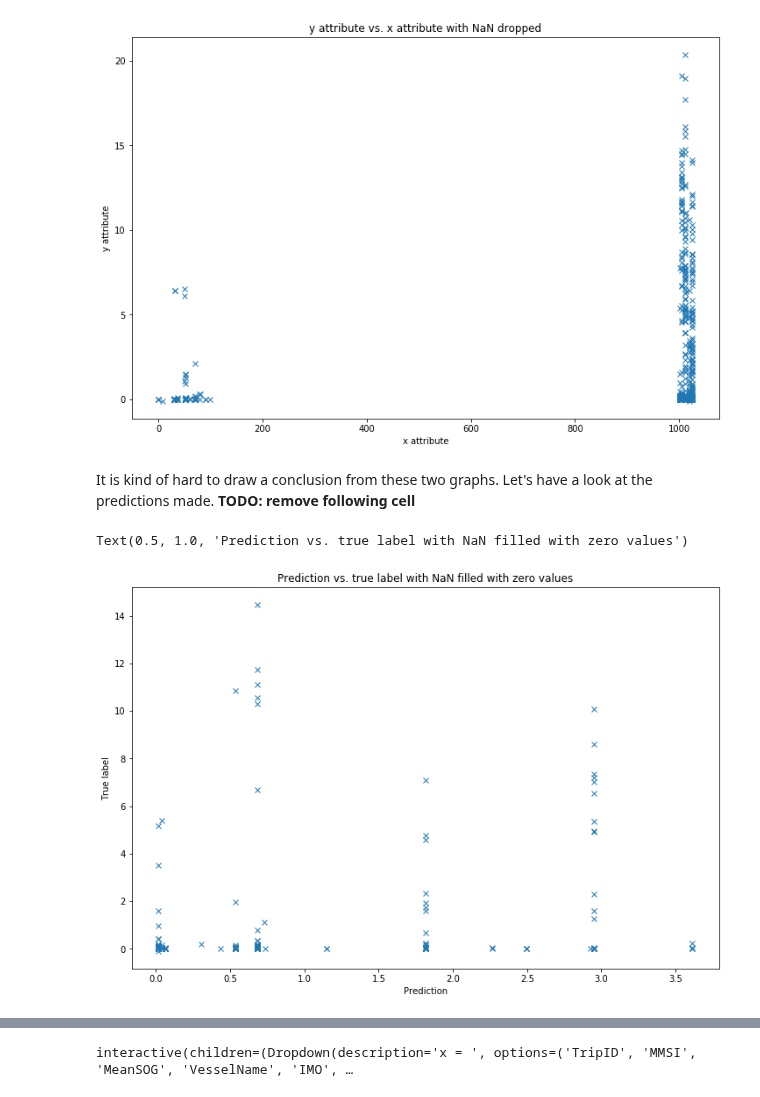
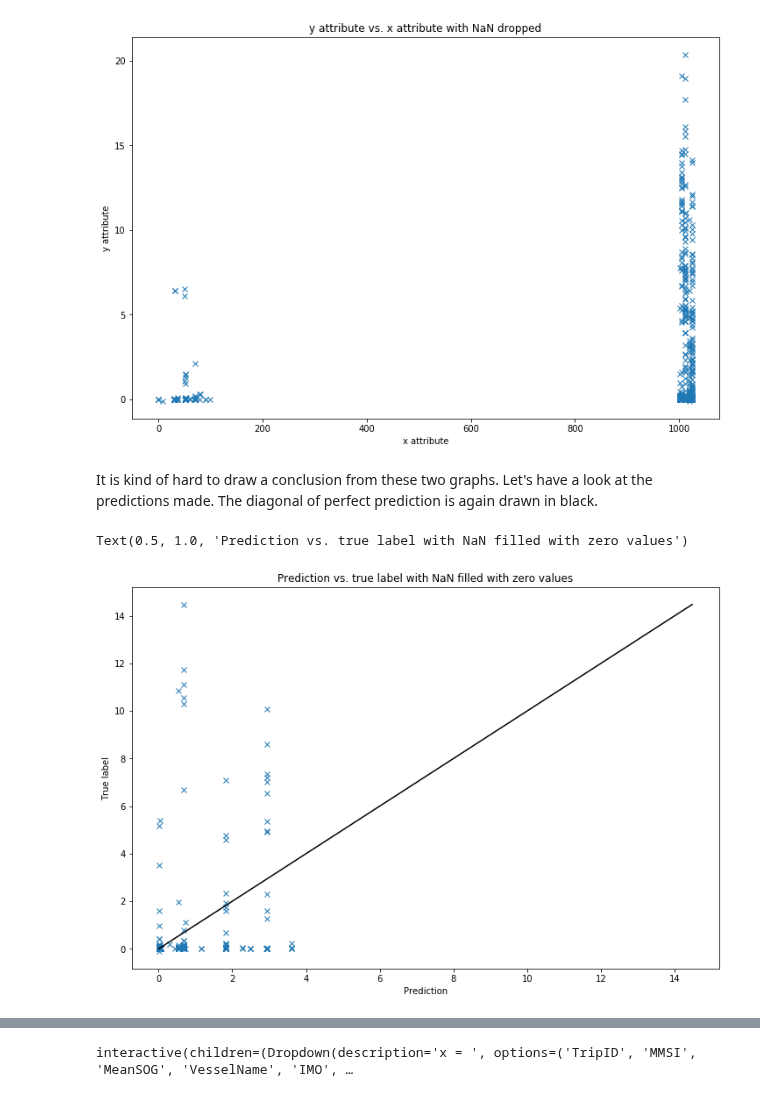
Before and after one commit to xldrkp/jb-test, a Jupyter notebook: content/chapter1-numerical/1-2-2-meansog.ipynb, the cells around one changed output, grey strips where cells are left out. Drawn from its saved outputs; the diff is of its cells as text; code cells hidden in the pictures.

```diff
--- a/content/chapter1-numerical/1-2-2-meansog.ipynb
+++ b/content/chapter1-numerical/1-2-2-meansog.ipynb
@@ -176,26 +178,27 @@ plt.title('y attribute vs. x attribute with NaN dropped')
 Text(0.5, 1.0, 'y attribute vs. x attribute with NaN dropped')
 [figure]
 # %% [markdown]
-It is kind of hard to draw a conclusion from these two graphs. Let's have a look at the predictions made. __TODO: remove following cell__
+It is kind of hard to draw a conclusion from these two graphs. Let's have a look at the predictions made. The diagonal of perfect prediction is again drawn in black.
-# %%
-x = ['VesselType']
-y = ['MeanSOG']
-pred1, ytest1 = knn_regression(static_data, x, y)
-pred2, ytest2 = knn_regression(static_selected, x, y)
 # %%
+import matplotlib.pyplot as plt
+
 # Missing values filled with zeros
 pred = []
 for element in pred1:
     pred.append(element[0])
 
 plt.figure(figsize = (12, 8))
 plt.plot(pred, ytest1, 'x')
+
+x = np.linspace(0, float(ytest1.max()), float(ytest1.max()))
+plt.plot(x, x, color = 'black')
+
 plt.xlabel('Prediction')
 plt.ylabel('True label')
 plt.title('Prediction vs. true label with NaN filled with zero values')
 # %% [output]
 Text(0.5, 1.0, 'Prediction vs. true label with NaN filled with zero values')
-[figure, old version]
+[figure, new version]
 # %%
 # Missing values dropped
 pred = []
```
Also changed, not shown: parts of 9 cells of this notebook, 1 other file.
